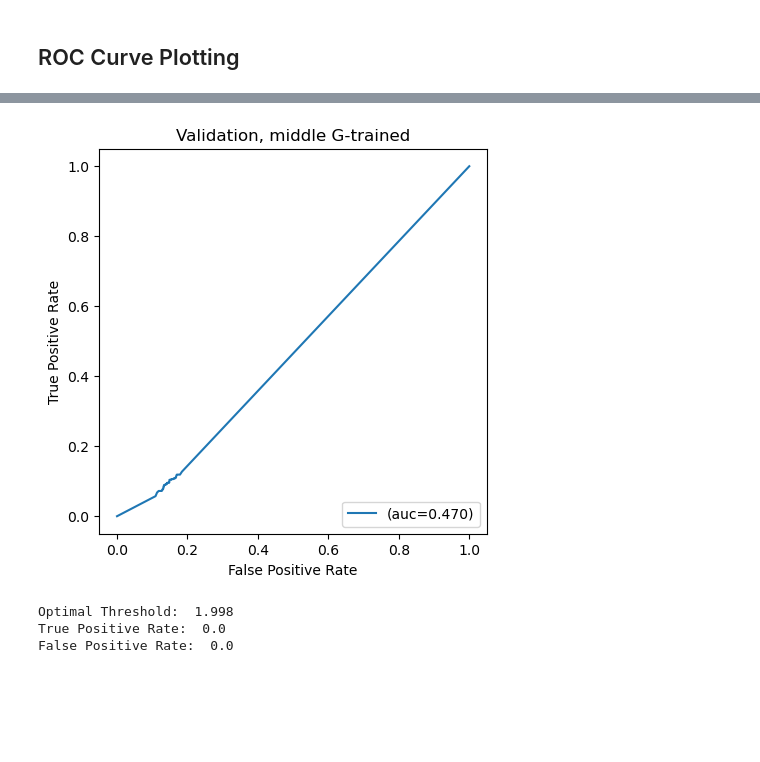
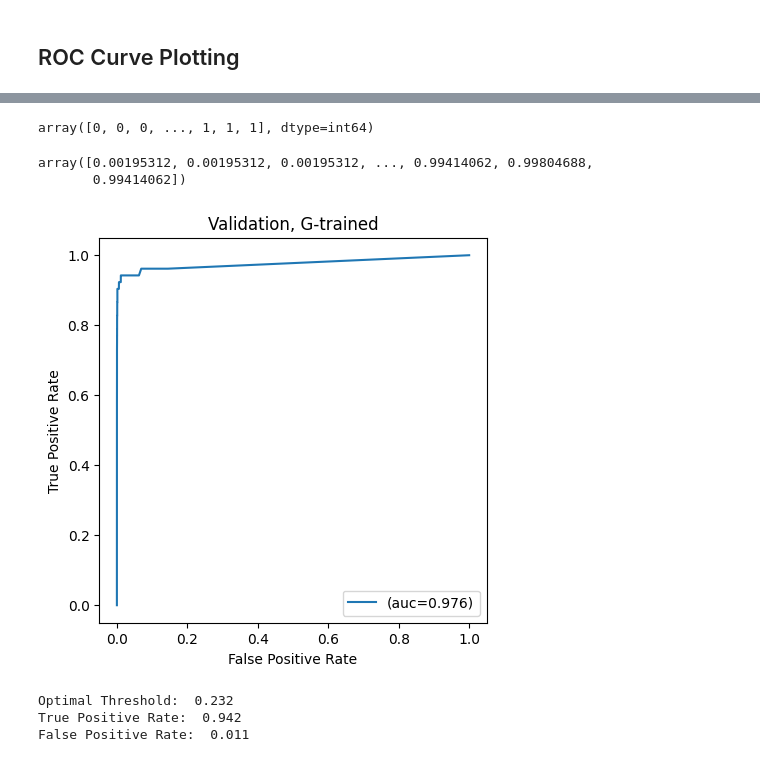
Before and after one commit to nirlavi28/O6MeG, a Jupyter notebook: ROC_AUC.ipynb, the cells around one changed output, grey strips where cells are left out. Drawn from its saved outputs; the diff is of its cells as text; code cells hidden in the pictures; blank space fills up the shorter version.

```diff
--- a/ROC_AUC.ipynb
+++ b/ROC_AUC.ipynb
@@ -2,0 +266,5 @@
+# %%
+sub_mod_non_modified_G = sub_mod_non_modified_G[["truth", "prediction"]]
+sub_mod_non_modified_A = sub_mod_non_modified_A[["truth", "prediction"]]
+
+sub_mod_non_modified_G
@@ -2,0 +285,5 @@
+# %%
+sub_mod_modified_G = sub_mod_modified_G[["truth", "prediction"]]
+sub_mod_modified_A = sub_mod_modified_A[["truth", "prediction"]]
+
+sub_mod_modified_A
@@ -70,27 +325,39 @@ df = df.dropna()
-# %%
-from sklearn.metrics import roc_curve, auc
-
-truth = np.array(df.iloc[:,0])
-prediction = np.array(df.iloc[:,1], dtype=float)
-
-fpr, tpr, thresholds = roc_curve(truth, prediction)
-auc = auc(fpr, tpr)
-
-plt.figure(figsize=(5,5), dpi=100)
-plt.plot(fpr, tpr, linestyle='-', label='(auc=%0.3f)' % auc)
-
-plt.title('Validation, middle G-trained')
-plt.xlabel('False Positive Rate')
-plt.ylabel('True Positive Rate')
-
-plt.legend(loc = 4)
-plt.show()
-
-print("Optimal Threshold: ", round(thresholds[np.argmax(tpr - fpr)],3))
-print("True Positive Rate: ", round(tpr[np.argmax(tpr - fpr)],3))
-print("False Positive Rate: ", round(fpr[np.argmax(tpr - fpr)],3))
-# %% [output]
-[figure, removed]
-Optimal Threshold:  1.998
-True Positive Rate:  0.0
-False Positive Rate:  0.0
+# %%
+from sklearn.metrics import roc_curve, auc
+truth_G = np.array(df_G.iloc[:,0])
+truth_A = np.array(df_A.iloc[:,0])
+truth_all = np.array(df_all.iloc[:,0])
+
+truth_G
+# %% [output]
+array([0, 0, 0, ..., 1, 1, 1], dtype=int64)
+# %%
+prediction_G = np.array(df_G.iloc[:,1], dtype=float)
+prediction_A = np.array(df_A.iloc[:,1], dtype=float)
+prediction_all = np.array(df_all.iloc[:,1], dtype=float)
+
+prediction_all
+# %% [output]
+array([0.00195312, 0.00195312, 0.00195312, ..., 0.99414062, 0.99804688,
+       0.99414062])
+# %%
+fpr_G, tpr_G, thresholds_G = roc_curve(truth_G, prediction_G)
+auc_G = auc(fpr_G, tpr_G)
+
+plt.figure(figsize=(5,5), dpi=100)
+plt.plot(fpr_G, tpr_G, linestyle='-', label='(auc=%0.3f)' % auc_G)
+plt.title('Validation, G-trained')
+plt.xlabel('False Positive Rate')
+plt.ylabel('True Positive Rate')
+
+plt.legend(loc = 4)
+plt.show()
+
+print("Optimal Threshold: ", round(thresholds_G[np.argmax(tpr_G - fpr_G)],3))
+print("True Positive Rate: ", round(tpr_G[np.argmax(tpr_G - fpr_G)],3))
+print("False Positive Rate: ", round(fpr_G[np.argmax(tpr_G - fpr_G)],3))
+# %% [output]
+[figure, added]
+Optimal Threshold:  0.232
+True Positive Rate:  0.942
+False Positive Rate:  0.011
```
Also changed, not shown: parts of 17 cells of this notebook, 2 other files.
